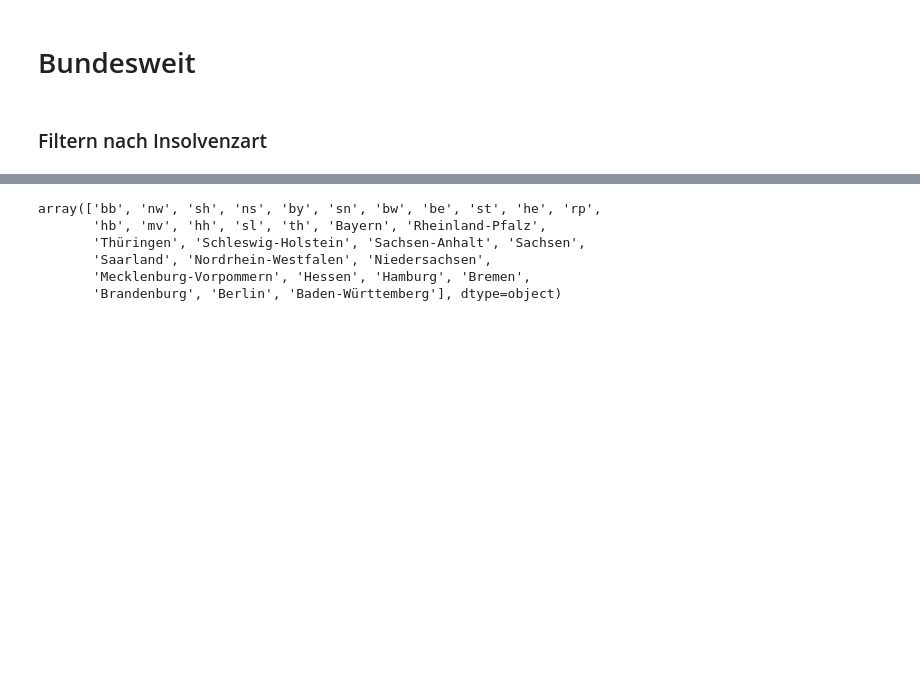
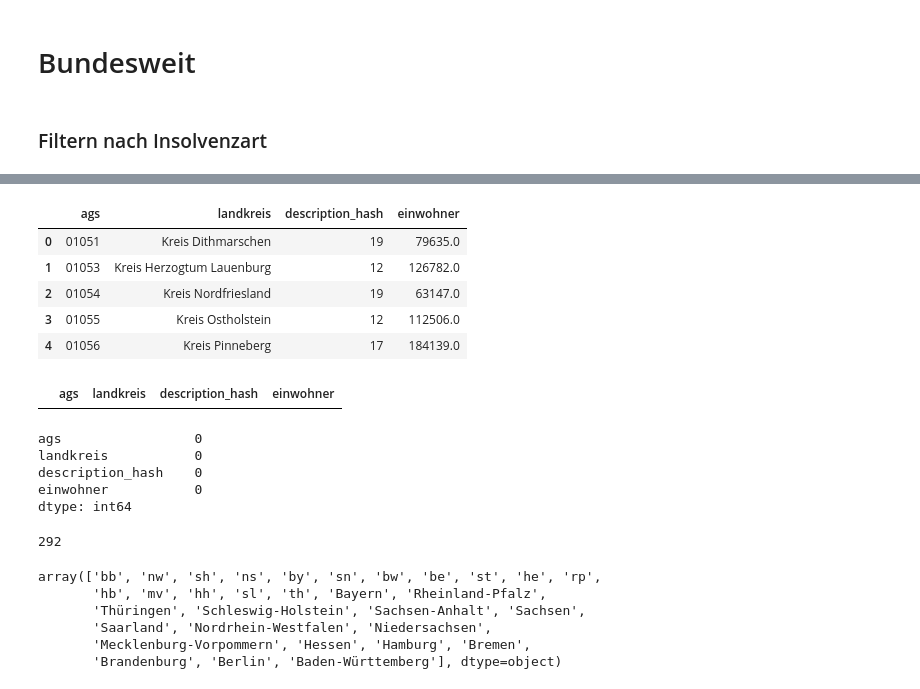
Before and after one commit to wdr-data/insolvenzen, a Jupyter notebook: Insolvenzen_alles.ipynb, the cells around one changed output, grey strips where cells are left out. Saved outputs shown, nothing was run; the diff lists cells and outputs as text; code cells hidden in the pictures; blank space fills up the shorter version.

```diff
--- a/Insolvenzen_alles.ipynb
+++ b/Insolvenzen_alles.ipynb
@@ -251,0 +230,4 @@ joined.sample(50)
+# %%
+joined.einwohner = joined.einwohner.astype(float)
+# %%
+joined["ratio"] = joined["description_hash"]/joined["einwohner"]*1000
@@ -251,0 +242,23 @@ joined.sample(50)
+# %%
+joined = joined.groupby(["ags", "landkreis"], as_index= False).sum()
+# %%
+joined.head()
+# %% [output]
+|  | ags | landkreis | description_hash | einwohner |
+| 0 | 01051 | Kreis Dithmarschen | 19 | 79635.0 |
+| 1 | 01053 | Kreis Herzogtum Lauenburg | 12 | 126782.0 |
+| 2 | 01054 | Kreis Nordfriesland | 19 | 63147.0 |
+| 3 | 01055 | Kreis Ostholstein | 12 | 112506.0 |
+| 4 | 01056 | Kreis Pinneberg | 17 | 184139.0 |
+# %%
+joined[joined['ags'].isna()]
+# %% [output]
+|  | ags | landkreis | description_hash | einwohner |
+# %%
+joined.isnull().sum() # 21,57 % der Werte fehlen !
+# %% [output]
+ags                 0
+landkreis           0
+description_hash    0
+einwohner           0
+dtype: int64
@@ -254,3 +269,7 @@ nw_eröffnet_in_week.to_csv('bb_eröffnung_in_month.csv')
+# %%
+len(joined.landkreis.unique())
+# %% [output]
+292
 # %%
 nw_eröffnet_ik_week = (
     data_nw_ik[["date_of_publication", "description_hash"]]
```
Also changed, not shown: parts of 16 cells of this notebook.
